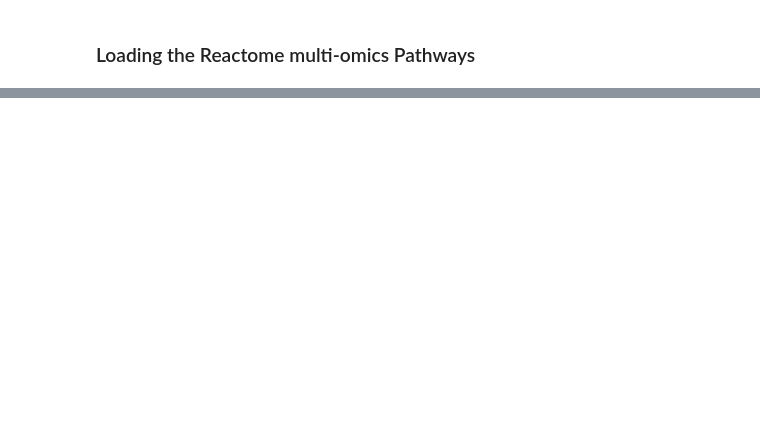
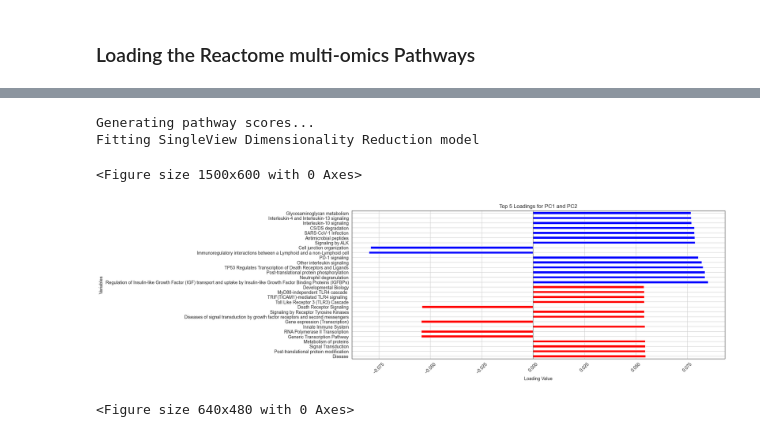
Before and after one commit to judepops/MultiomicsML, a Jupyter notebook: Methods_5_Unsupervised_Tutorial.ipynb, the cells around one changed output, grey strips where cells are left out. Drawn from its saved outputs; the diff is of its cells as text; code cells hidden in the pictures; blank space fills up the shorter version.

```diff
--- a/Methods_5_Unsupervised_Tutorial.ipynb
+++ b/Methods_5_Unsupervised_Tutorial.ipynb
@@ -85,0 +189,8 @@ covid_dimred =
+# %%
+covid_dimred = pi_model_who.SingleViewDimRed(model = sklearn.decomposition.PCA, return_loadings_plot=True)
+# %% [output]
+Generating pathway scores...
+Fitting SingleView Dimensionality Reduction model
+<Figure size 1500x600 with 0 Axes>
+[figure, added]
+<Figure size 640x480 with 0 Axes>
```
Also changed, not shown: parts of 59 cells of this notebook, 9 other files.
